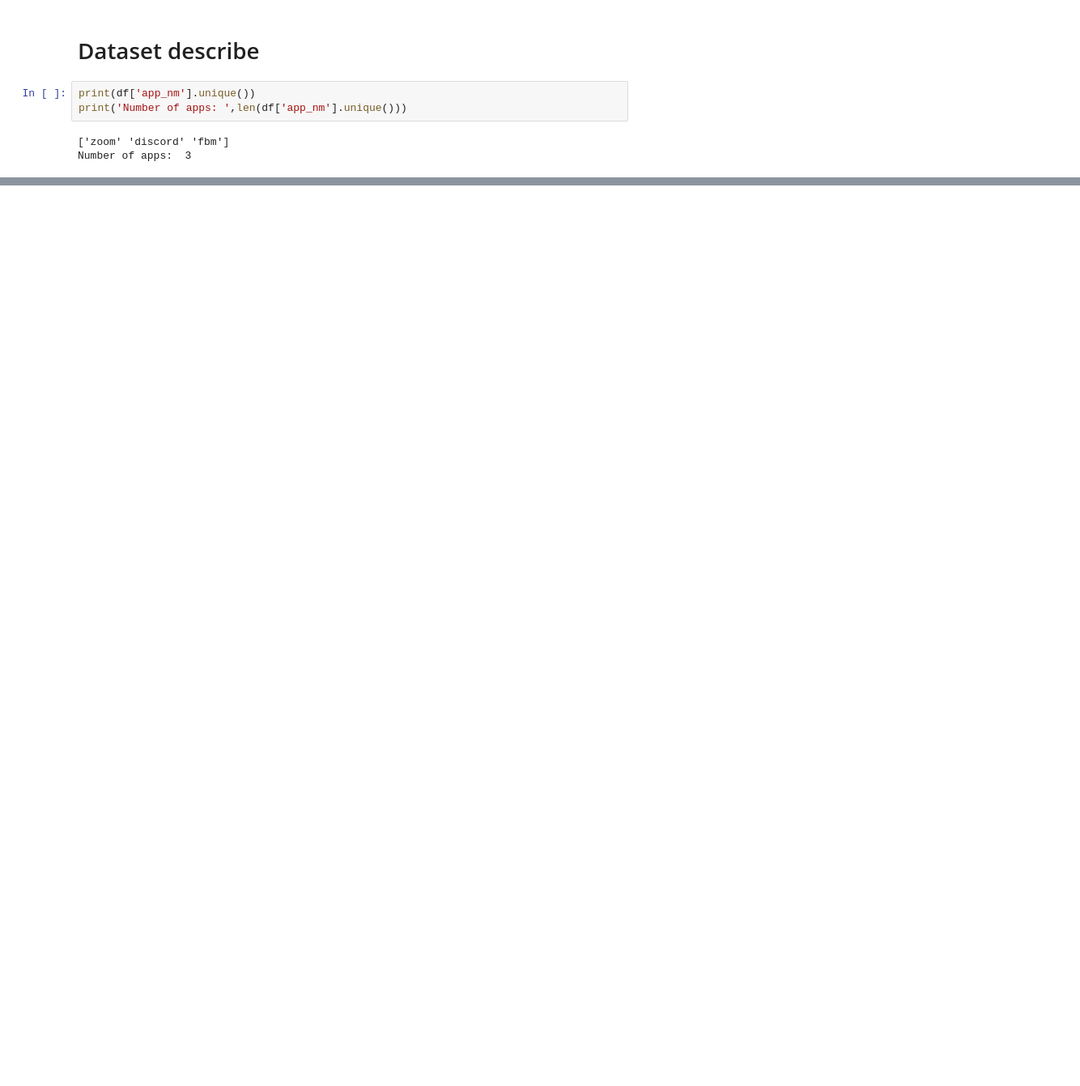
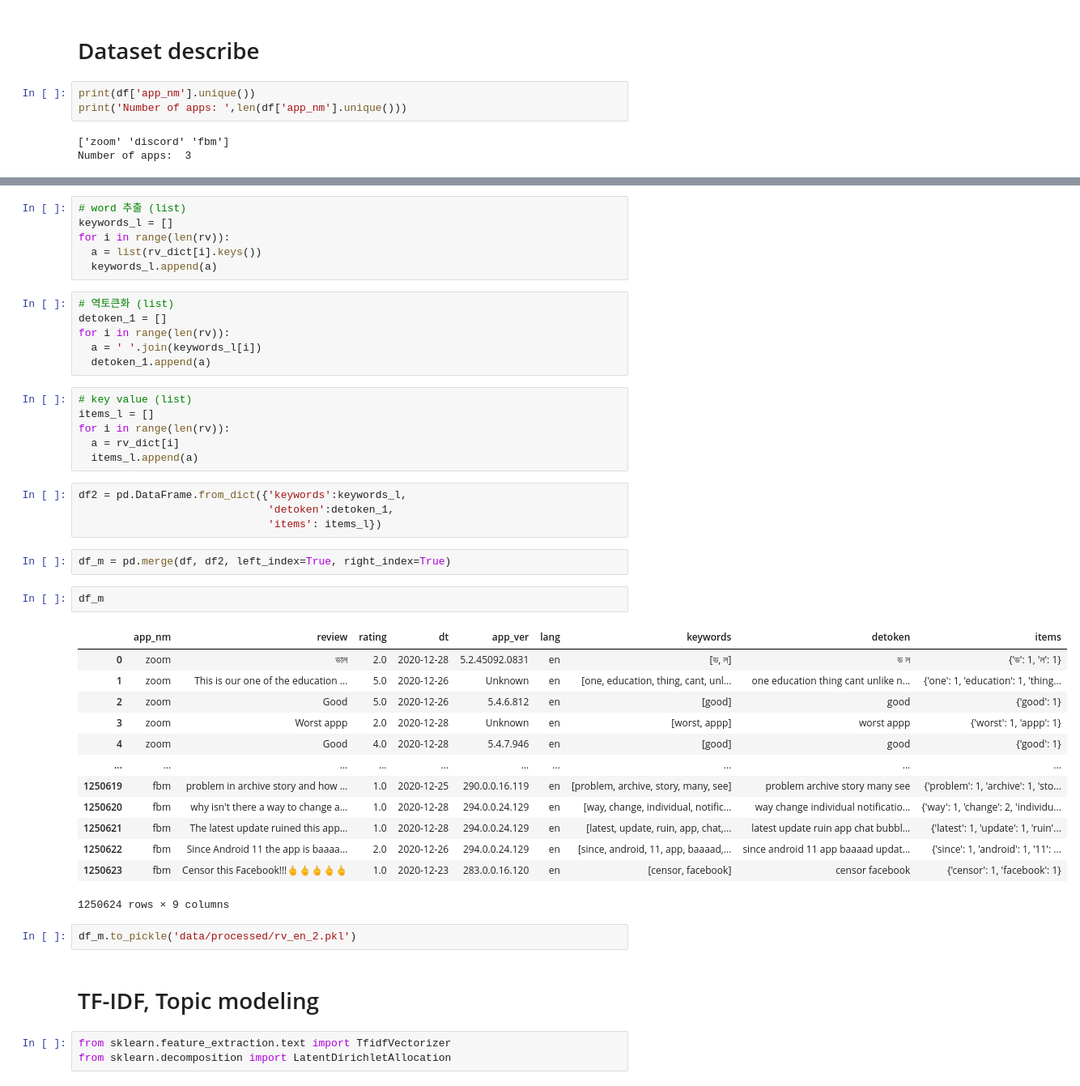
Before and after one commit to mapmatters/review_insight, a Jupyter notebook: 1st_trial_using_sample_set.ipynb, the cells around one changed output, grey strips where cells are left out. Shown: that part at 81% size. Saved outputs shown, nothing was run; the diff lists cells and outputs as text; blank space fills up the shorter version.

Commit message:
topic modeling 시도

```diff
--- a/1st_trial_using_sample_set.ipynb
+++ b/1st_trial_using_sample_set.ipynb
@@ -98,0 +169,47 @@ def preprocess_text(text):
+# %%
+# word 추출 (list)
+keywords_l = []
+for i in range(len(rv)):
+  a = list(rv_dict[i].keys())
+  keywords_l.append(a)
+# %%
+# 역토큰화 (list)
+detoken_1 = []
+for i in range(len(rv)):
+  a = ' '.join(keywords_l[i])
+  detoken_1.append(a)
+# %%
+# key value (list)
+items_l = []
+for i in range(len(rv)):
+  a = rv_dict[i]
+  items_l.append(a)
+# %%
+df2 = pd.DataFrame.from_dict({'keywords':keywords_l,
+                              'detoken':detoken_1,
+                              'items': items_l})
+# %%
+df_m = pd.merge(df, df2, left_index=True, right_index=True)
+# %%
+df_m
+# %% [output]
+|  | app_nm | review | rating | dt | app_ver | lang | keywords | detoken | items |
+| 0 | zoom | ভাল | 2.0 | 2020-12-28 | 5.2.45092.0831 | en | [ভ, ল] | ভ ল | {'ভ': 1, 'ল': 1} |
+| 1 | zoom | This is our one of the education ... | 5.0 | 2020-12-26 | Unknown | en | [one, education, thing, cant, unl... | one education thing cant unlike n... | {'one': 1, 'education': 1, 'thing... |
+| 2 | zoom | Good | 5.0 | 2020-12-26 | 5.4.6.812 | en | [good] | good | {'good': 1} |
+| 3 | zoom | Worst appp | 2.0 | 2020-12-28 | Unknown | en | [worst, appp] | worst appp | {'worst': 1, 'appp': 1} |
+| 4 | zoom | Good | 4.0 | 2020-12-28 | 5.4.7.946 | en | [good] | good | {'good': 1} |
+| ... | ... | ... | ... | ... | ... | ... | ... | ... | ... |
+| 1250619 | fbm | problem in archive story and how ... | 1.0 | 2020-12-25 | 290.0.0.16.119 | en | [problem, archive, story, many, see] | problem archive story many see | {'problem': 1, 'archive': 1, 'sto... |
+| 1250620 | fbm | why isn't there a way to change a... | 1.0 | 2020-12-28 | 294.0.0.24.129 | en | [way, change, individual, notific... | way change individual notificatio... | {'way': 1, 'change': 2, 'individu... |
+| 1250621 | fbm | The latest update ruined this app... | 1.0 | 2020-12-28 | 294.0.0.24.129 | en | [latest, update, ruin, app, chat,... | latest update ruin app chat bubbl... | {'latest': 1, 'update': 1, 'ruin'... |
+| 1250622 | fbm | Since Android 11 the app is baaaa... | 2.0 | 2020-12-26 | 294.0.0.24.129 | en | [since, android, 11, app, baaaad,... | since android 11 app baaaad updat... | {'since': 1, 'android': 1, '11': ... |
+| 1250623 | fbm | Censor this Facebook!!!🖕🖕🖕🖕🖕 | 1.0 | 2020-12-23 | 283.0.0.16.120 | en | [censor, facebook] | censor facebook | {'censor': 1, 'facebook': 1} |
+1250624 rows × 9 columns
+# %%
+df_m.to_pickle('data/processed/rv_en_2.pkl')
+# %% [markdown]
+# TF-IDF, Topic modeling
+# %%
+from sklearn.feature_extraction.text import TfidfVectorizer
+from sklearn.decomposition import LatentDirichletAllocation
```
Also changed, not shown: parts of 32 cells of this notebook.
